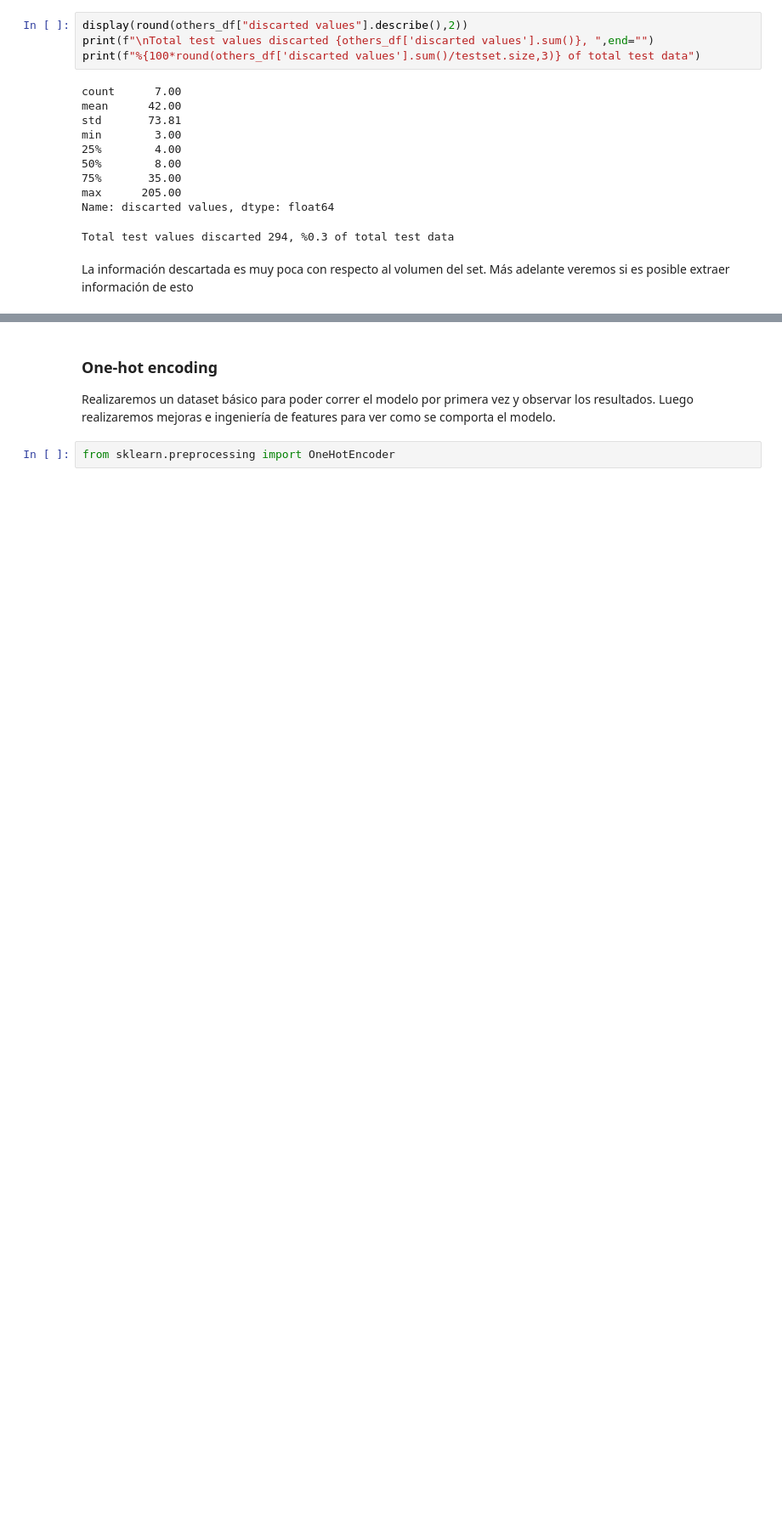
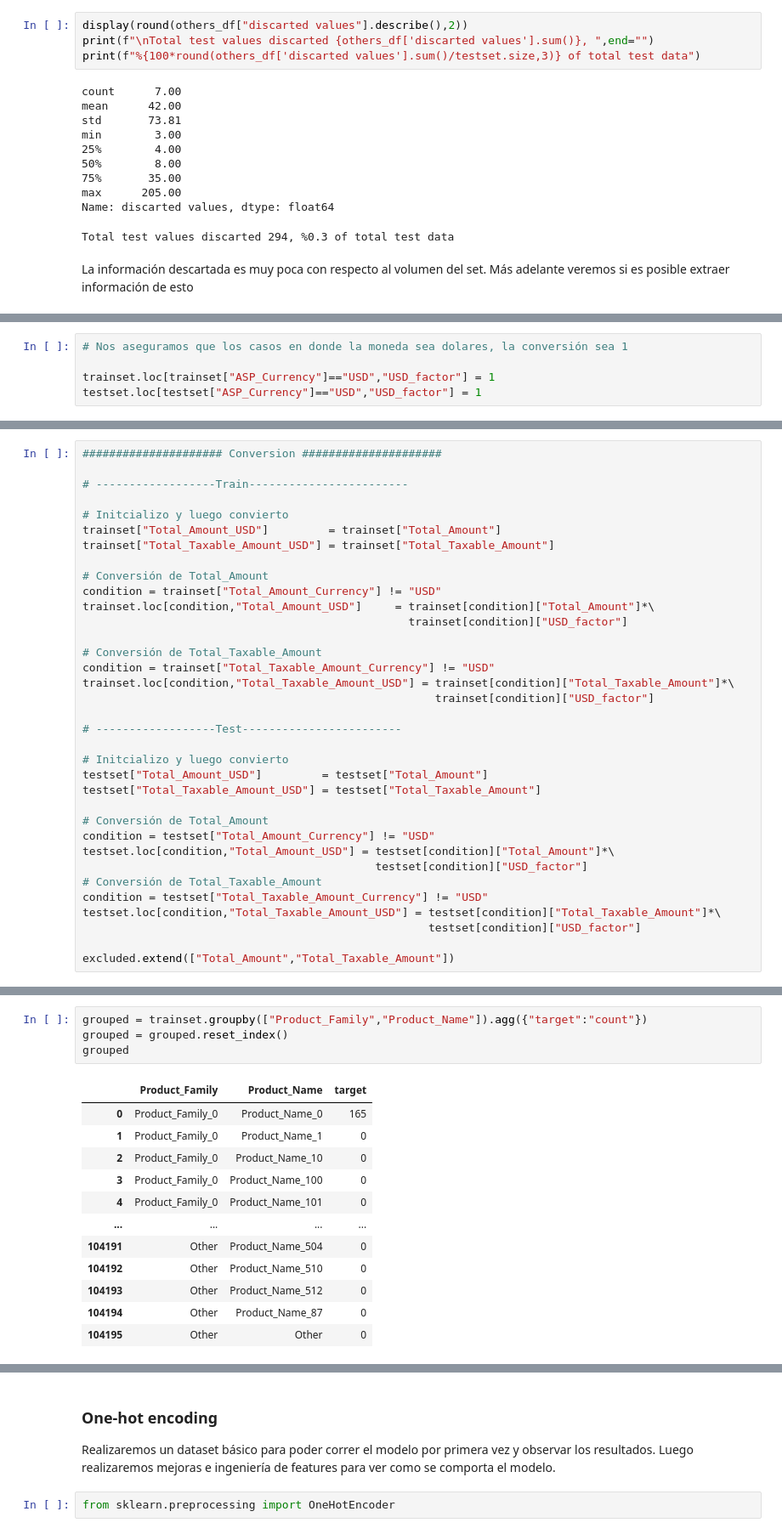
Before and after one commit to fede-alt/datos_2c2020_tp2-1, a Jupyter notebook: Data Preprocessing.ipynb, the cells around one changed output, grey strips where cells are left out. Shown at 85% size. Drawn from its saved outputs; the diff is of its cells as text; blank space fills up the shorter version.

```diff
--- a/Data Preprocessing.ipynb
+++ b/Data Preprocessing.ipynb
@@ -234,0 +356,5 @@ La información descartada es muy poca con respecto al volumen del set. Más ade
+# %%
+# Nos aseguramos que los casos en donde la moneda sea dolares, la conversión sea 1
+
+trainset.loc[trainset["ASP_Currency"]=="USD","USD_factor"] = 1
+testset.loc[testset["ASP_Currency"]=="USD","USD_factor"] = 1
@@ -234,0 +392,35 @@ La información descartada es muy poca con respecto al volumen del set. Más ade
+# %%
+##################### Conversion #####################
+
+# ------------------Train------------------------
+
+# Initcializo y luego convierto
+trainset["Total_Amount_USD"]         = trainset["Total_Amount"]
+trainset["Total_Taxable_Amount_USD"] = trainset["Total_Taxable_Amount"]
+
+# Conversión de Total_Amount
+condition = trainset["Total_Amount_Currency"] != "USD"
+trainset.loc[condition,"Total_Amount_USD"]     = trainset[condition]["Total_Amount"]*\
+                                                 trainset[condition]["USD_factor"]
+
+# Conversión de Total_Taxable_Amount
+condition = trainset["Total_Taxable_Amount_Currency"] != "USD"
+trainset.loc[condition,"Total_Taxable_Amount_USD"] = trainset[condition]["Total_Taxable_Amount"]*\
+                                                     trainset[condition]["USD_factor"]
+
+# ------------------Test------------------------
+
+# Initcializo y luego convierto
+testset["Total_Amount_USD"]         = testset["Total_Amount"]
+testset["Total_Taxable_Amount_USD"] = testset["Total_Taxable_Amount"]
+
+# Conversión de Total_Amount
+condition = testset["Total_Amount_Currency"] != "USD"
+testset.loc[condition,"Total_Amount_USD"] = testset[condition]["Total_Amount"]*\
+                                            testset[condition]["USD_factor"]
+# Conversión de Total_Taxable_Amount
+condition = testset["Total_Taxable_Amount_Currency"] != "USD"
+testset.loc[condition,"Total_Taxable_Amount_USD"] = testset[condition]["Total_Taxable_Amount"]*\
+                                                    testset[condition]["USD_factor"]
+
+excluded.extend(["Total_Amount","Total_Taxable_Amount"])
@@ -234,0 +470,17 @@ La información descartada es muy poca con respecto al volumen del set. Más ade
+# %%
+grouped = trainset.groupby(["Product_Family","Product_Name"]).agg({"target":"count"})
+grouped = grouped.reset_index()
+grouped
+# %% [output]
+|  | Product_Family | Product_Name | target |
+| 0 | Product_Family_0 | Product_Name_0 | 165 |
+| 1 | Product_Family_0 | Product_Name_1 | 0 |
+| 2 | Product_Family_0 | Product_Name_10 | 0 |
+| 3 | Product_Family_0 | Product_Name_100 | 0 |
+| 4 | Product_Family_0 | Product_Name_101 | 0 |
+| ... | ... | ... | ... |
+| 104191 | Other | Product_Name_504 | 0 |
+| 104192 | Other | Product_Name_510 | 0 |
+| 104193 | Other | Product_Name_512 | 0 |
+| 104194 | Other | Product_Name_87 | 0 |
+| 104195 | Other | Other | 0 |
```
Also changed, not shown: parts of 62 cells of this notebook, 10 other files.
